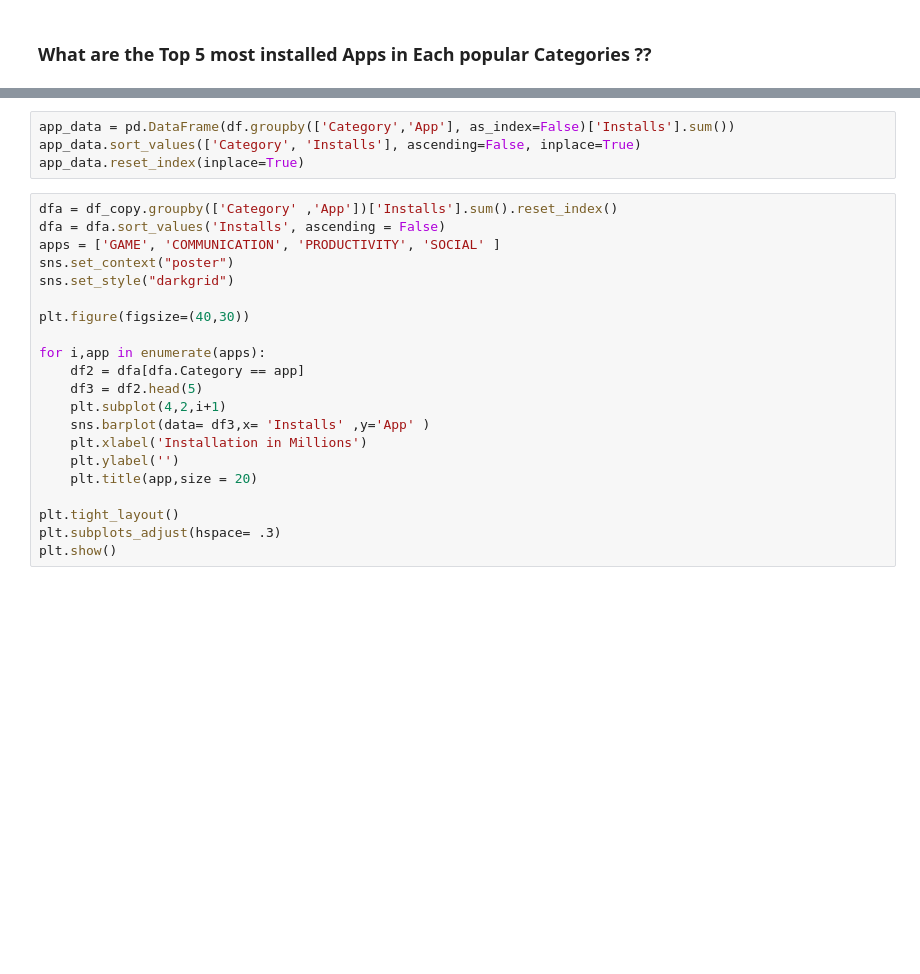
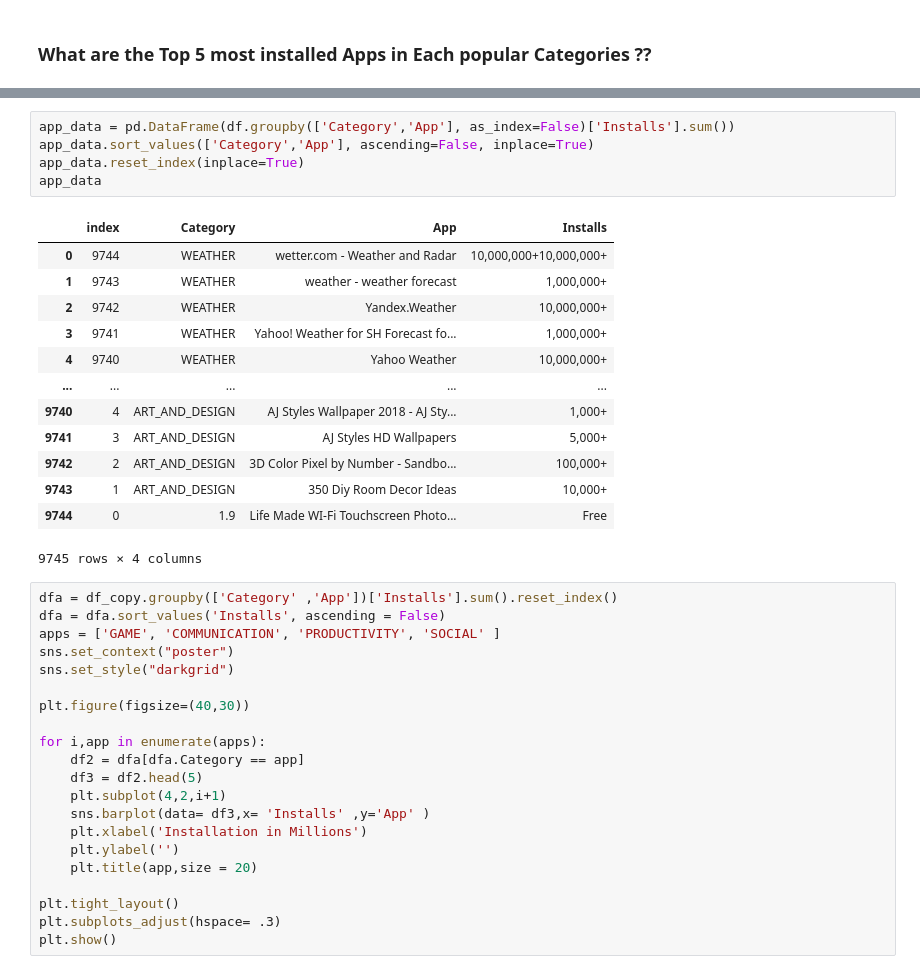
Before and after one commit to pragya-sharma11/Journey_to_Machine_Learning, a Jupyter notebook: Exploratory_Data_Analysis/Google_play_store_EDA_and_DataCleaning/EDA.ipynb, the cells around one changed output, grey strips where cells are left out. Saved outputs shown, nothing was run; the diff lists cells and outputs as text; blank space fills up the shorter version.

```diff
--- a/Exploratory_Data_Analysis/Google_play_store_EDA_and_DataCleaning/EDA.ipynb
+++ b/Exploratory_Data_Analysis/Google_play_store_EDA_and_DataCleaning/EDA.ipynb
@@ -517,8 +533,23 @@ df.head(2)
 | 1 | 1 | Coloring book moana | ART_AND_DESIGN | 3.9 | 967 | 14000000.0 | 500000 | Free | 0.0 | Everyone | ... |
 # %%
 app_data = pd.DataFrame(df.groupby(['Category','App'], as_index=False)['Installs'].sum())
-app_data.sort_values(['Category', 'Installs'], ascending=False, inplace=True)
+app_data.sort_values(['Category','App'], ascending=False, inplace=True)
 app_data.reset_index(inplace=True)
+app_data
+# %% [output]
+|  | index | Category | App | Installs |
+| 0 | 9744 | WEATHER | wetter.com - Weather and Radar | 10,000,000+10,000,000+ |
+| 1 | 9743 | WEATHER | weather - weather forecast | 1,000,000+ |
+| 2 | 9742 | WEATHER | Yandex.Weather | 10,000,000+ |
+| 3 | 9741 | WEATHER | Yahoo! Weather for SH Forecast fo... | 1,000,000+ |
+| 4 | 9740 | WEATHER | Yahoo Weather | 10,000,000+ |
+| ... | ... | ... | ... | ... |
+| 9740 | 4 | ART_AND_DESIGN | AJ Styles Wallpaper 2018 - AJ Sty... | 1,000+ |
+| 9741 | 3 | ART_AND_DESIGN | AJ Styles HD Wallpapers | 5,000+ |
+| 9742 | 2 | ART_AND_DESIGN | 3D Color Pixel by Number - Sandbo... | 100,000+ |
+| 9743 | 1 | ART_AND_DESIGN | 350 Diy Room Decor Ideas | 10,000+ |
+| 9744 | 0 | 1.9 | Life Made WI-Fi Touchscreen Photo... | Free |
+9745 rows × 4 columns
 # %%
 dfa = df_copy.groupby(['Category' ,'App'])['Installs'].sum().reset_index()
 dfa = dfa.sort_values('Installs', ascending = False)
```
Also changed, not shown: parts of 7 cells of this notebook, 1 other file.
